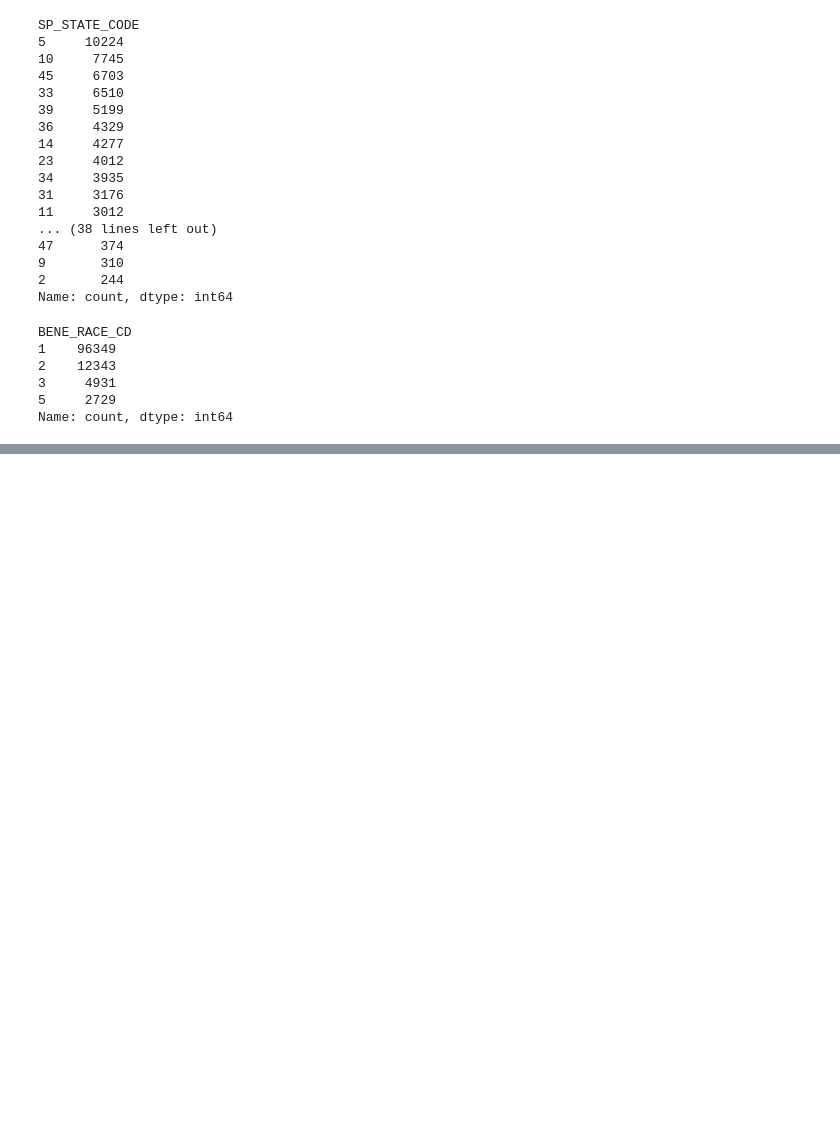
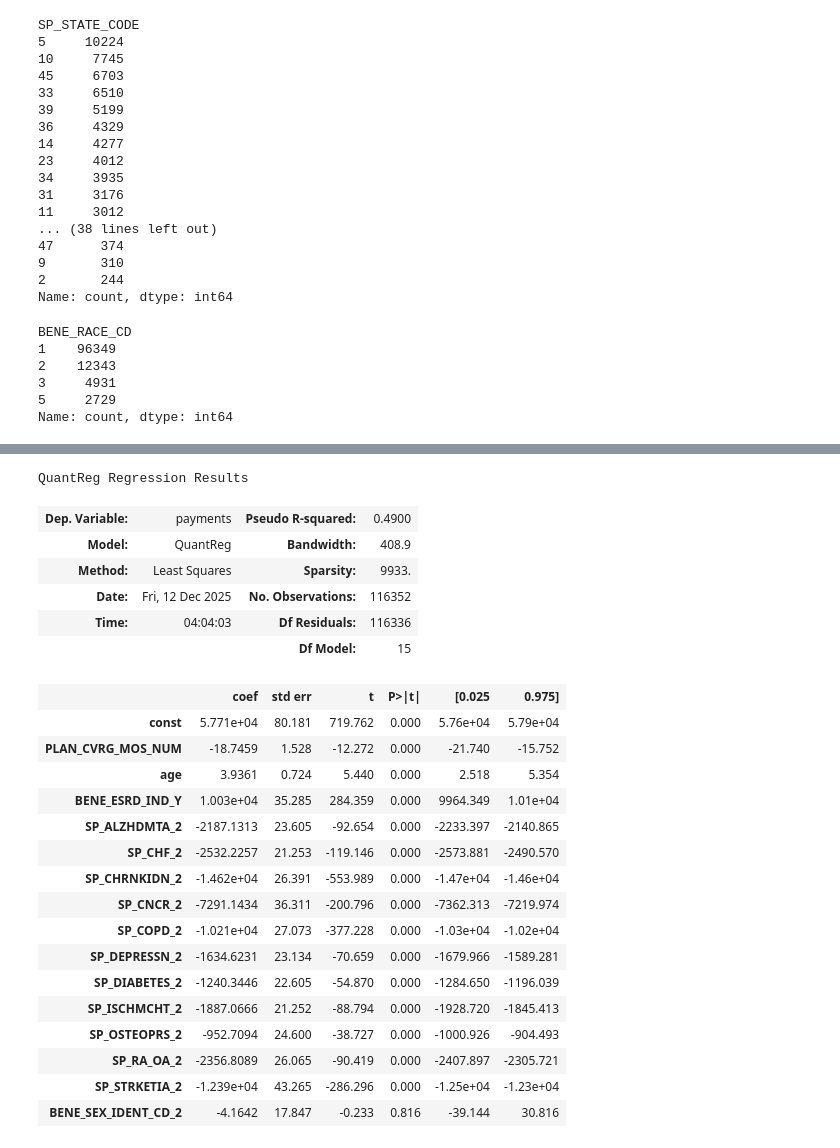
Before and after one commit to sylvaingchassang/generous_dynamic_contracting, a Jupyter notebook: gdc/notebooks/cms_overview.ipynb, the cells around one changed output, grey strips where cells are left out. Cells and saved outputs as stored; diff of their text form; code cells hidden in the pictures; blank space fills up the shorter version.

```diff
--- a/gdc/notebooks/cms_overview.ipynb
+++ b/gdc/notebooks/cms_overview.ipynb
@@ -253,0 +393,29 @@ df_beneficiaries_2008[[C
+# %%
+res = sm.QuantReg(Y, X_).fit(q=0.9)
+
+res.summary()
+# %% [output]
+QuantReg Regression Results
+| Dep. Variable: | payments | Pseudo R-squared: | 0.4900 |
+| Model: | QuantReg | Bandwidth: | 408.9 |
+| Method: | Least Squares | Sparsity: | 9933. |
+| Date: | Fri, 12 Dec 2025 | No. Observations: | 116352 |
+| Time: | 04:04:03 | Df Residuals: | 116336 |
+|  |  | Df Model: | 15 |
+|  | coef | std err | t | P>|t| | [0.025 | 0.975] |
+| const | 5.771e+04 | 80.181 | 719.762 | 0.000 | 5.76e+04 | 5.79e+04 |
+| PLAN_CVRG_MOS_NUM | -18.7459 | 1.528 | -12.272 | 0.000 | -21.740 | -15.752 |
+| age | 3.9361 | 0.724 | 5.440 | 0.000 | 2.518 | 5.354 |
+| BENE_ESRD_IND_Y | 1.003e+04 | 35.285 | 284.359 | 0.000 | 9964.349 | 1.01e+04 |
+| SP_ALZHDMTA_2 | -2187.1313 | 23.605 | -92.654 | 0.000 | -2233.397 | -2140.865 |
+| SP_CHF_2 | -2532.2257 | 21.253 | -119.146 | 0.000 | -2573.881 | -2490.570 |
+| SP_CHRNKIDN_2 | -1.462e+04 | 26.391 | -553.989 | 0.000 | -1.47e+04 | -1.46e+04 |
+| SP_CNCR_2 | -7291.1434 | 36.311 | -200.796 | 0.000 | -7362.313 | -7219.974 |
+| SP_COPD_2 | -1.021e+04 | 27.073 | -377.228 | 0.000 | -1.03e+04 | -1.02e+04 |
+| SP_DEPRESSN_2 | -1634.6231 | 23.134 | -70.659 | 0.000 | -1679.966 | -1589.281 |
+| SP_DIABETES_2 | -1240.3446 | 22.605 | -54.870 | 0.000 | -1284.650 | -1196.039 |
+| SP_ISCHMCHT_2 | -1887.0666 | 21.252 | -88.794 | 0.000 | -1928.720 | -1845.413 |
+| SP_OSTEOPRS_2 | -952.7094 | 24.600 | -38.727 | 0.000 | -1000.926 | -904.493 |
+| SP_RA_OA_2 | -2356.8089 | 26.065 | -90.419 | 0.000 | -2407.897 | -2305.721 |
+| SP_STRKETIA_2 | -1.239e+04 | 43.265 | -286.296 | 0.000 | -1.25e+04 | -1.23e+04 |
+| BENE_SEX_IDENT_CD_2 | -4.1642 | 17.847 | -0.233 | 0.816 | -39.144 | 30.816 |
```
Also changed, not shown: parts of 18 cells of this notebook.
